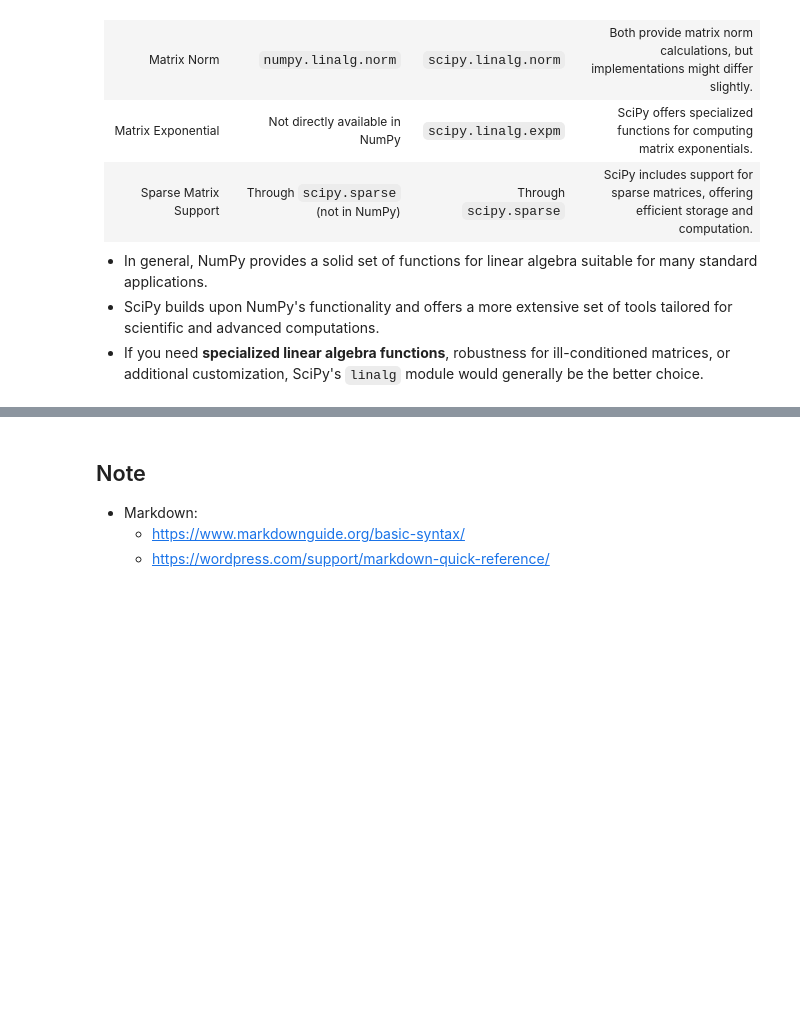
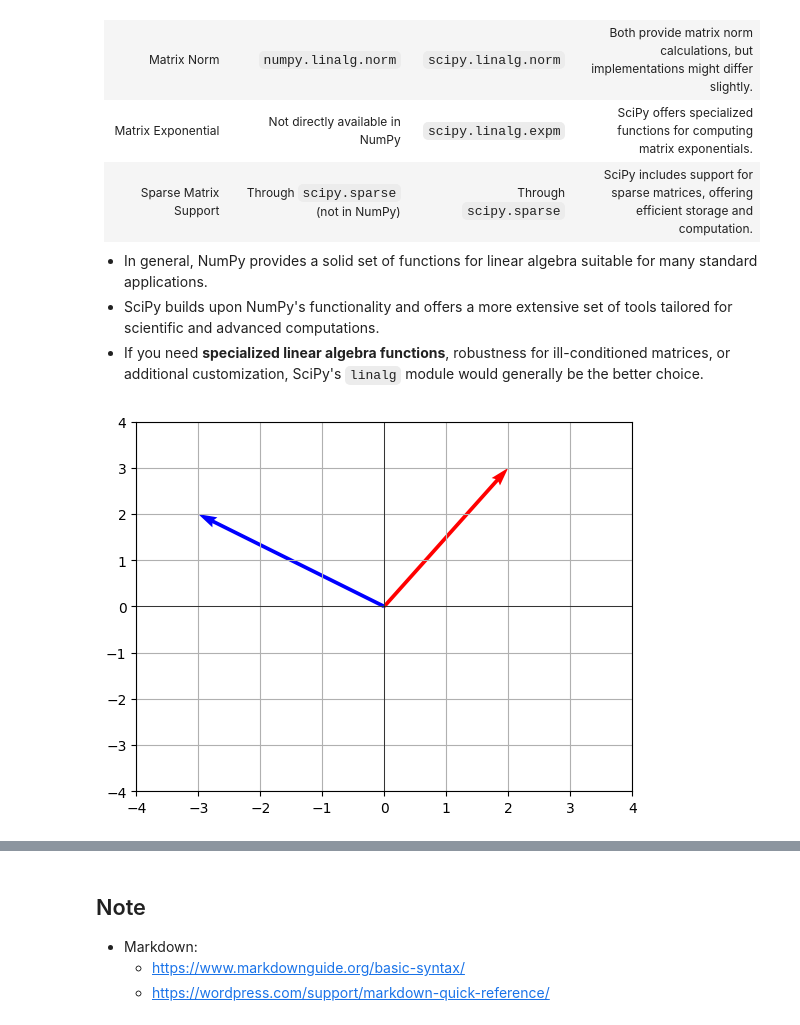
Before and after one commit to natapone/learning_ai_by_coding, a Jupyter notebook: 1-1_linear_algebra.ipynb, the cells around one changed output, grey strips where cells are left out. Drawn from its saved outputs; the diff is of its cells as text; code cells hidden in the pictures; blank space fills up the shorter version.

Commit message:
python lib for linear algebra - Matplotlib

```diff
--- a/1-1_linear_algebra.ipynb
+++ b/1-1_linear_algebra.ipynb
@@ -135,3 +135,37 @@ Comparison table between NumPy and SciPy for common matrix operations. Both libr
 - In general, NumPy provides a solid set of functions for linear algebra suitable for many standard applications.
 - SciPy builds upon NumPy's functionality and offers a more extensive set of tools tailored for scientific and advanced computations.
 - If you need **specialized linear algebra functions**, robustness for ill-conditioned matrices, or additional customization, SciPy's `linalg` module would generally be the better choice.
+# %%
+# pip install matplotlib
+import matplotlib.pyplot as plt
+import numpy as np
+
+# 1. Plotting Vectors
+# You can use Matplotlib to visualize vectors. Here is a simple example of how to plot a couple of 2D vectors:
+
+# Create vectors
+v1 = np.array([2, 3])
+v2 = np.array([-3, 2])
+
+# Create a new figure and axes
+fig, ax = plt.subplots()
+
+# Plot the vectors
+ax.quiver(0, 0, v1[0], v1[1], angles='xy', scale_units='xy', scale=1, color='r')
+ax.quiver(0, 0, v2[0], v2[1], angles='xy', scale_units='xy', scale=1, color='b')
+
+# Set the x-limits and y-limits of the plot
+ax.set_xlim([-4, 4])
+ax.set_ylim([-4, 4])
+
+# Draw x and y axis lines
+ax.axhline(0, color='black',linewidth=0.5)
+ax.axvline(0, color='black',linewidth=0.5)
+
+# Show grid lines
+ax.grid()
+
+# Show the plot
+plt.show()
+# %% [output]
+[figure, added]
```
Also changed, not shown: parts of 4 cells of this notebook.
